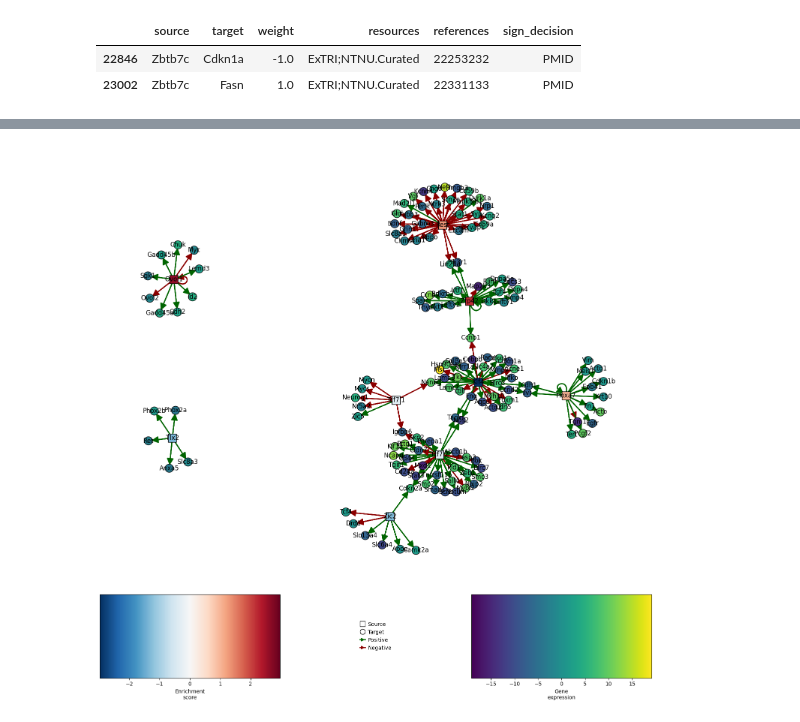
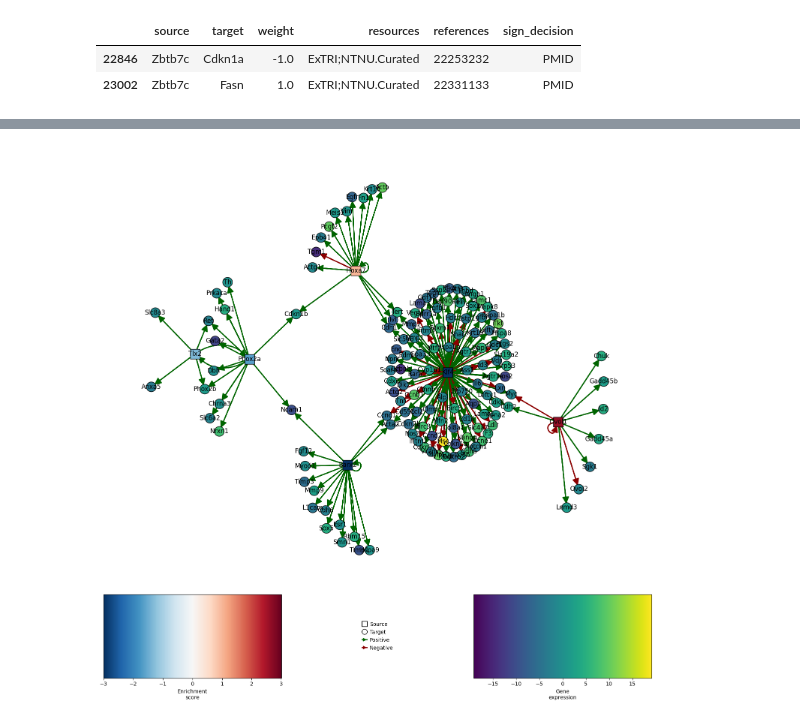
Before and after one commit to logolyte/hic2_masters_project, a Jupyter notebook: Gene regulatory network.ipynb, the cells around one changed output, grey strips where cells are left out. Drawn from its saved outputs; the diff is of its cells as text; code cells hidden in the pictures.

```diff
--- a/Gene regulatory network.ipynb
+++ b/Gene regulatory network.ipynb
@@ -297,7 +90,7 @@ Found 8345 shared targets
 # %%
 # Variable genes and Cellrank drivers
 variable_genes = adata.var_names.to_numpy()
-variable_in_bulk = numpy.intersect1d(variable_genes, reprogramming_de_stats.results_df.index.to_numpy())
+variable_in_bulk = numpy.intersect1d(variable_genes, bulk_de.index.to_numpy())
 stem_cell_drivers = driver_df.sort_values("Day 12 Control_corr", ascending=True).head(200).index.to_numpy()
 dead_end_drivers = driver_df.sort_values("Day 12 Control_corr", ascending=False).head(200).index.to_numpy()
 # %%
@@ -306,7 +99,7 @@ dead_end_drivers = driver_df.sort_values("Day 12 Control_corr", ascending=False)
 tf_df = pandas.read_csv("ChIP Sequencing Data/Mus_musculus_TF.txt", sep="\t")
 tf_array = tf_df["Symbol"].to_numpy()
 # %%
-differentially_expressed_genes = reprogramming_de_stats.results_df.loc[variable_in_bulk].query("padj < 0.05").index.to_numpy()
+differentially_expressed_genes = reprogramming_de.loc[variable_in_bulk].query("`Reprogramming p adjusted` < 0.05").index.to_numpy()
 # %%
 # Find Hic2 target TFs that change significantly during reprogramming
 
@@ -491,9 +256,9 @@ data
 # %%
-# Run
+# Estimate activities of TF targets
+
+data = reprogramming_de_stats.results_df[["stat"]].T.dropna(axis=1)
 tf_acts, tf_padj = decoupler.mt.ulm(data=data, net=collectri_df)
-
-# Filter by sign padj
-# msk = (tf_padj.T < 0.05).iloc[:, 0]
-# tf_acts = tf_acts.loc[:, msk]
+activities_df = pandas.DataFrame(data={"Activity": tf_acts.transpose()["stat"], "Adjusted p-value": tf_padj.transpose()["stat"]}, index=tf_acts.columns)
 # %%
-drivers_with_activities = numpy.intersect1d(numpy.union1d(de_dead_end_drivers, de_stem_cell_drivers), tf_acts.columns).tolist()
+dead_end_drivers_with_activities = numpy.intersect1d(de_dead_end_drivers, activities_df.index).tolist()
+stem_cell_drivers_with_activities = numpy.intersect1d(de_stem_cell_drivers, activities_df.index).tolist()
@@ -513,16 +288,16 @@ array(['Hmgb3', 'Hoxa7', 'Ovol1', 'Tlx2', 'Zbtb7c'], dtype=object)
 # %%
-# Plot Ovol1 network
+# Plot dead end network
 
 decoupler.pl.network(
     net=collectri_df,
     data=data,
     score=tf_acts,
-    sources=drivers_with_activities + ["Hic2", "Klf4"],
-    targets=30,
+    sources=dead_end_drivers_with_activities + ["Klf4"],
+    targets=100,
     figsize=(15, 15),
     vcenter=True,
     by_abs=True,
-    size_node=50,
+    size_node=60,
 )
 # %% [output]
-[figure, old version]
+[figure, new version]
```
Also changed, not shown: parts of 31 cells of this notebook, 4 other files.
